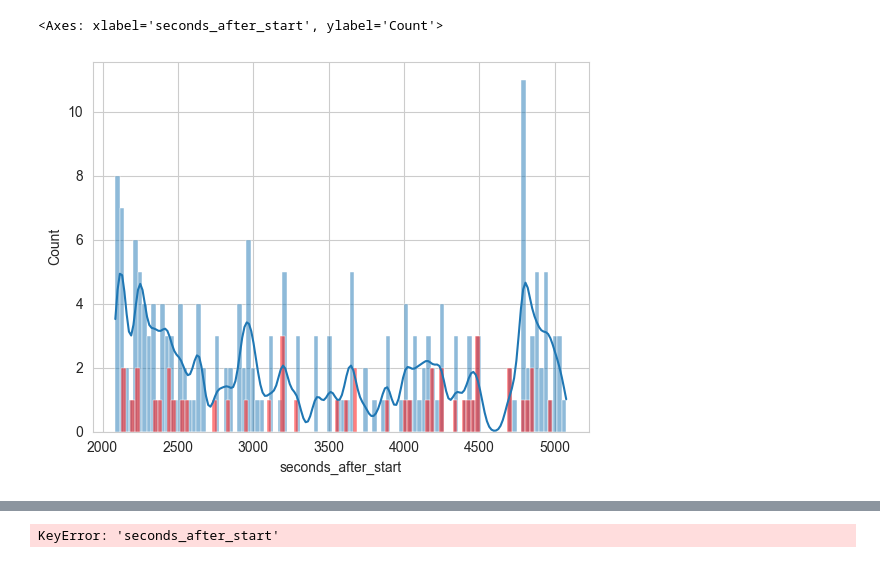
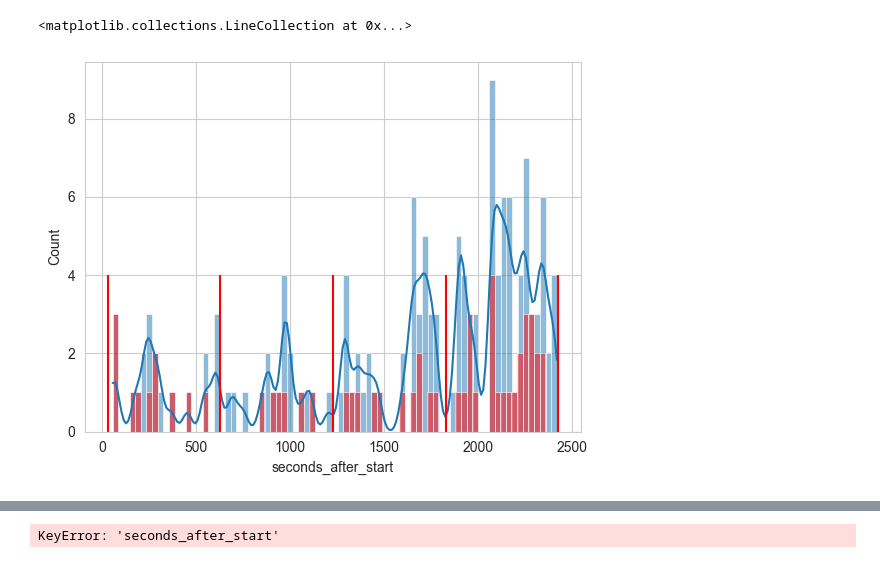
Before and after one commit to julianstrietzel/experiments_power_analysis, a Jupyter notebook: exp_2/data_formation.ipynb, the cells around one changed output, grey strips where cells are left out. Saved outputs shown, nothing was run; the diff lists cells and outputs as text; code cells hidden in the pictures.

```diff
--- a/exp_2_1/data_formation.ipynb
+++ b/exp_2/data_formation.ipynb
@@ -121,6 +164,7 @@ vw_handed_first_half
 # %%
-plt = sns.histplot(w_passed_second_half["seconds_after_start"], binwidth=30, kde=True, kde_kws={"bw_adjust": 0.1})
-sns.histplot(w_handed_second_half["seconds_after_start"], binwidth=30, color="red", alpha=0.5)
+plt = sns.histplot(w_passed_2_double["seconds_after_start"], binwidth=30, kde=True, kde_kws={"bw_adjust": 0.1})
+sns.histplot(w_handed_2["seconds_after_start"], binwidth=30, color="red", alpha=0.5)
+plt.vlines(x = [30, 630, 1230, 1830, 2430], ymax=4, ymin=0, colors="r")
 # %% [output]
-<Axes: xlabel='seconds_after_start', ylabel='Count'>
+<matplotlib.collections.LineCollection at 0x...>
-[figure, old version]
+[figure, new version]
```
Also changed, not shown: parts of 8 cells of this notebook, 30 other files.
